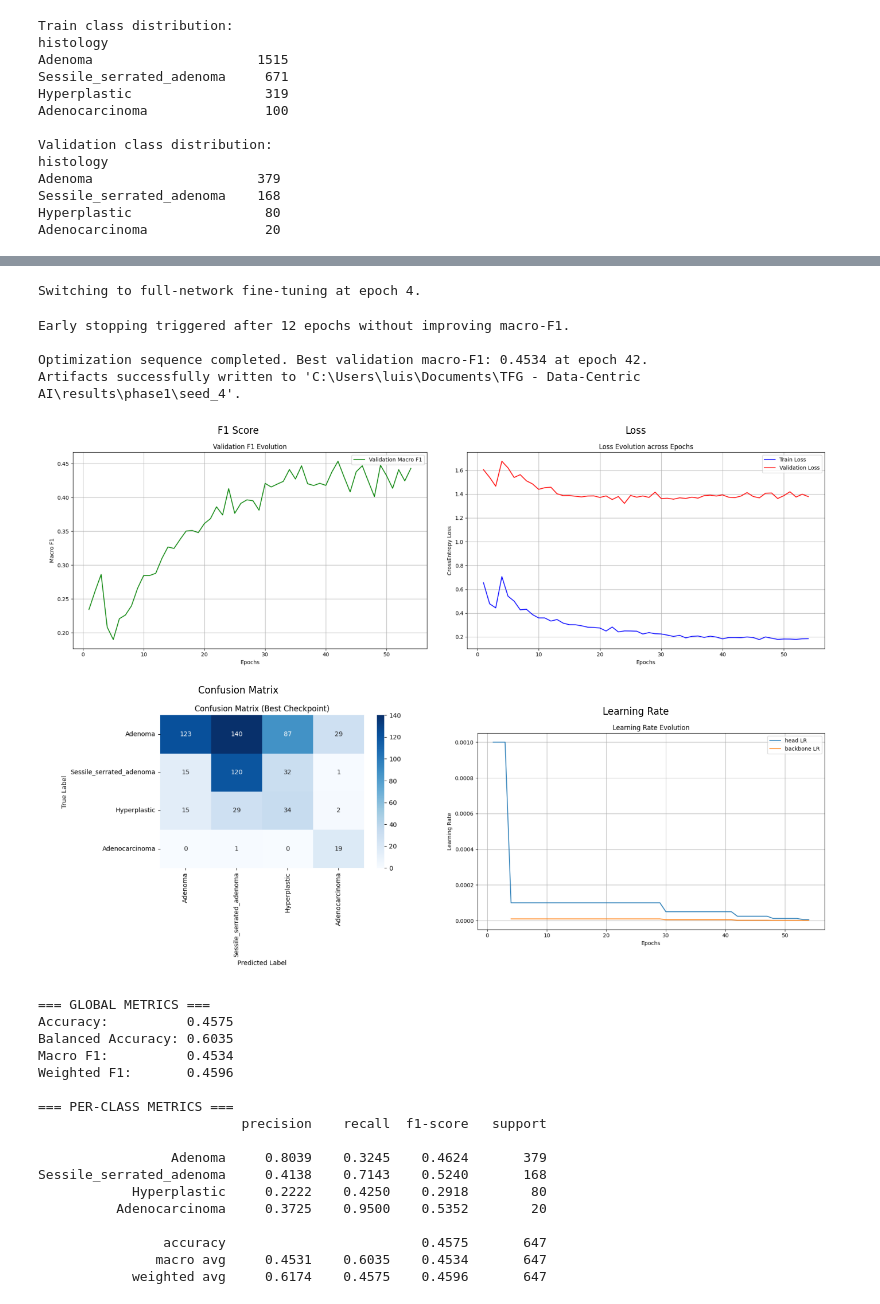
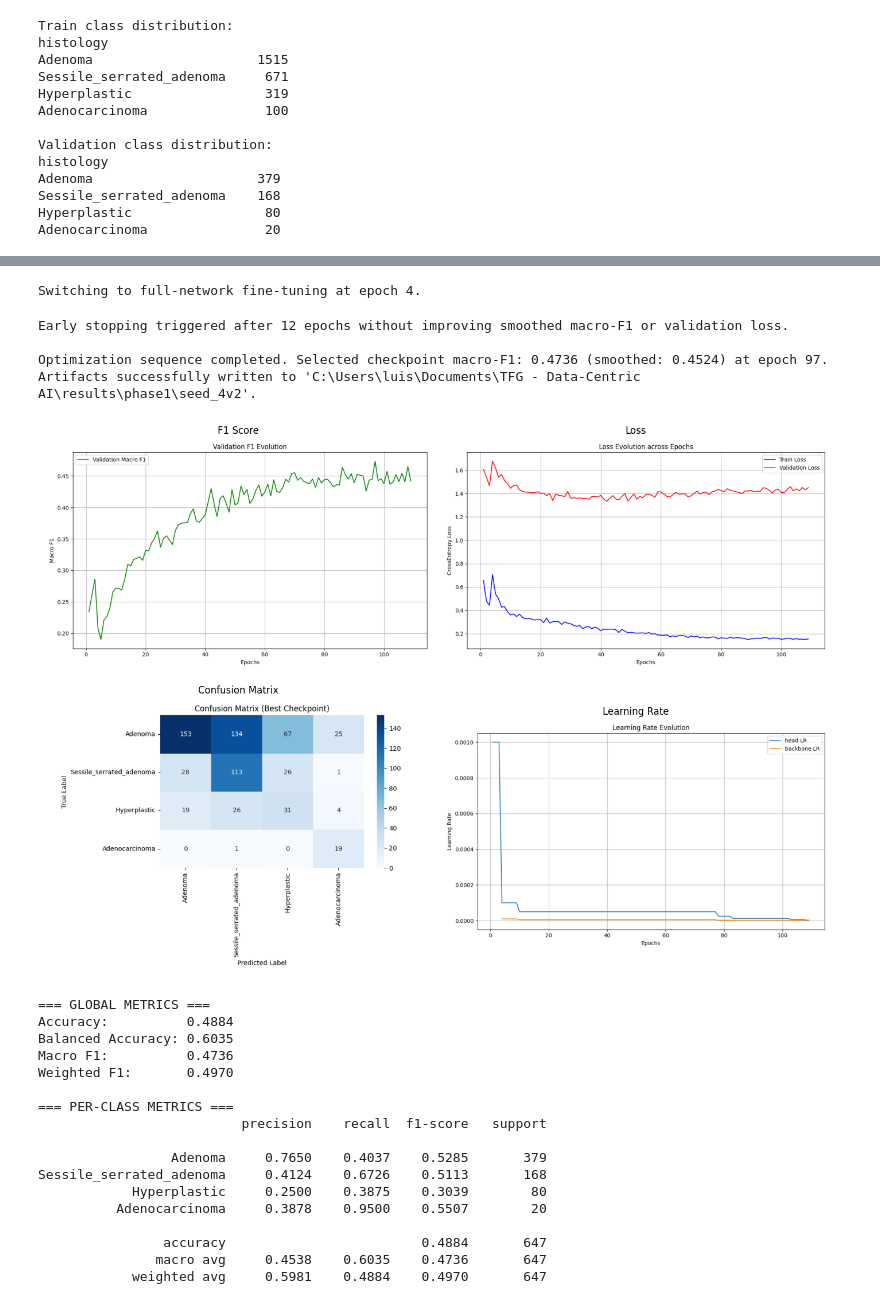
Before and after one commit to luismz14/TFG-DataCentric-AI, a Jupyter notebook: phase1.ipynb, the cells around one changed output, grey strips where cells are left out. Drawn from its saved outputs; the diff is of its cells as text; code cells hidden in the pictures.

```diff
--- a/phase1.ipynb
+++ b/phase1.ipynb
@@ -222,7 +153,7 @@ phase1_img_dir = Path("unified_images")
 phase1_csv_dir = Path("phase1_train.csv")
 phase1_validation_csv_dir = VALIDATION_CSV
 phase1_validation_img_dir = Path("unified_images")
-phase1_dir = Path('phase1/seed_4')
+phase1_dir = Path('phase1/seed_4v2')
 
 plotTrainResults(
     train_csv_dir=phase1_csv_dir,
@@ -255,26 +186,26 @@ Initiating training phase. Saving results to: C:\Users\luis\Documents\TFG - Data
 Switching to full-network fine-tuning at epoch 4.
-Early stopping triggered after 12 epochs without improving macro-F1.
+Early stopping triggered after 12 epochs without improving smoothed macro-F1 or validation loss.
 
-Optimization sequence completed. Best validation macro-F1: 0.4534 at epoch 42.
-Artifacts successfully written to 'C:\Users\luis\Documents\TFG - Data-Centric AI\results\phase1\seed_4'.
+Optimization sequence completed. Selected checkpoint macro-F1: 0.4736 (smoothed: 0.4524) at epoch 97.
+Artifacts successfully written to 'C:\Users\luis\Documents\TFG - Data-Centric AI\results\phase1\seed_4v2'.
-[figure, old version]
+[figure, new version]
 === GLOBAL METRICS ===
-Accuracy:          0.4575
+Accuracy:          0.4884
 Balanced Accuracy: 0.6035
-Macro F1:          0.4534
-Weighted F1:       0.4596
+Macro F1:          0.4736
+Weighted F1:       0.4970
 
 === PER-CLASS METRICS ===
                           precision    recall  f1-score   support
 
-                 Adenoma     0.8039    0.3245    0.4624       379
-Sessile_serrated_adenoma     0.4138    0.7143    0.5240       168
-            Hyperplastic     0.2222    0.4250    0.2918        80
-          Adenocarcinoma     0.3725    0.9500    0.5352        20
+                 Adenoma     0.7650    0.4037    0.5285       379
+Sessile_serrated_adenoma     0.4124    0.6726    0.5113       168
+            Hyperplastic     0.2500    0.3875    0.3039        80
+          Adenocarcinoma     0.3878    0.9500    0.5507        20
 
-                accuracy                         0.4575       647
-               macro avg     0.4531    0.6035    0.4534       647
-            weighted avg     0.6174    0.4575    0.4596       647
+                accuracy                         0.4884       647
+               macro avg     0.4538    0.6035    0.4736       647
+            weighted avg     0.5981    0.4884    0.4970       647
 # %%
 print_results_metrics_summary(
     results_dirs=[
```
Also changed, not shown: parts of 5 cells of this notebook, 17 other files.
